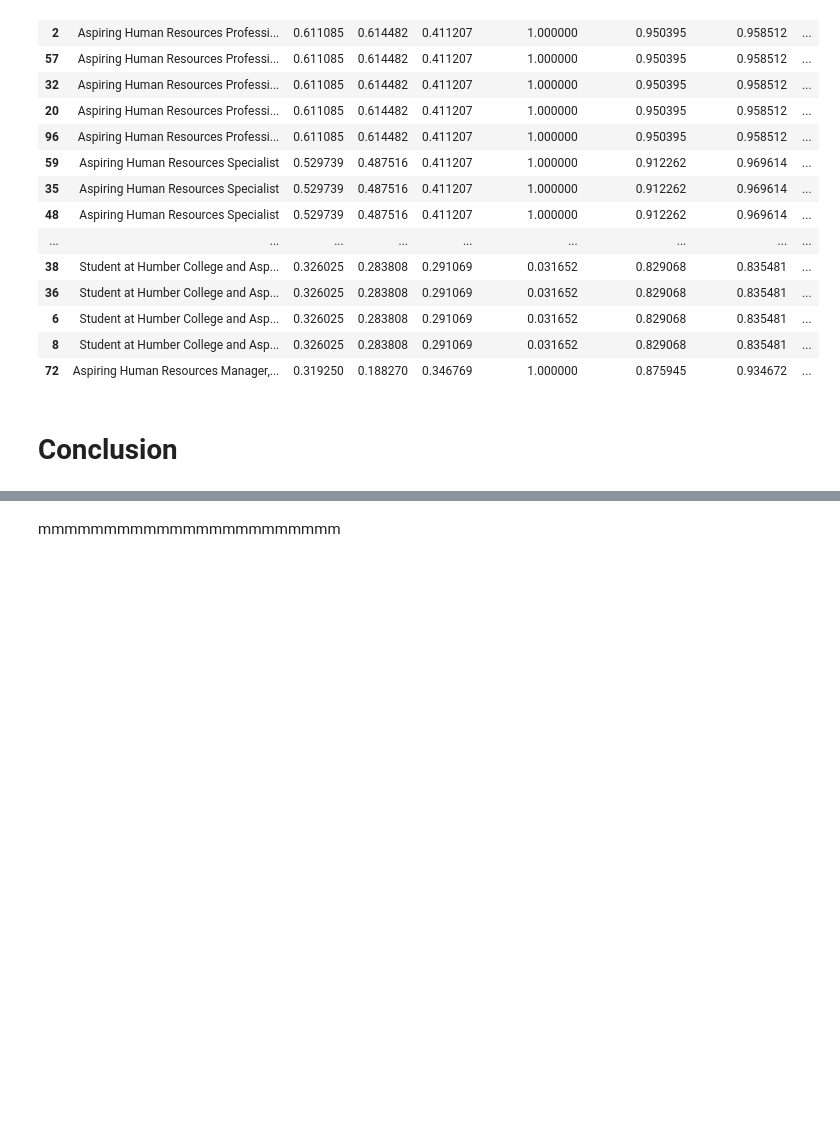
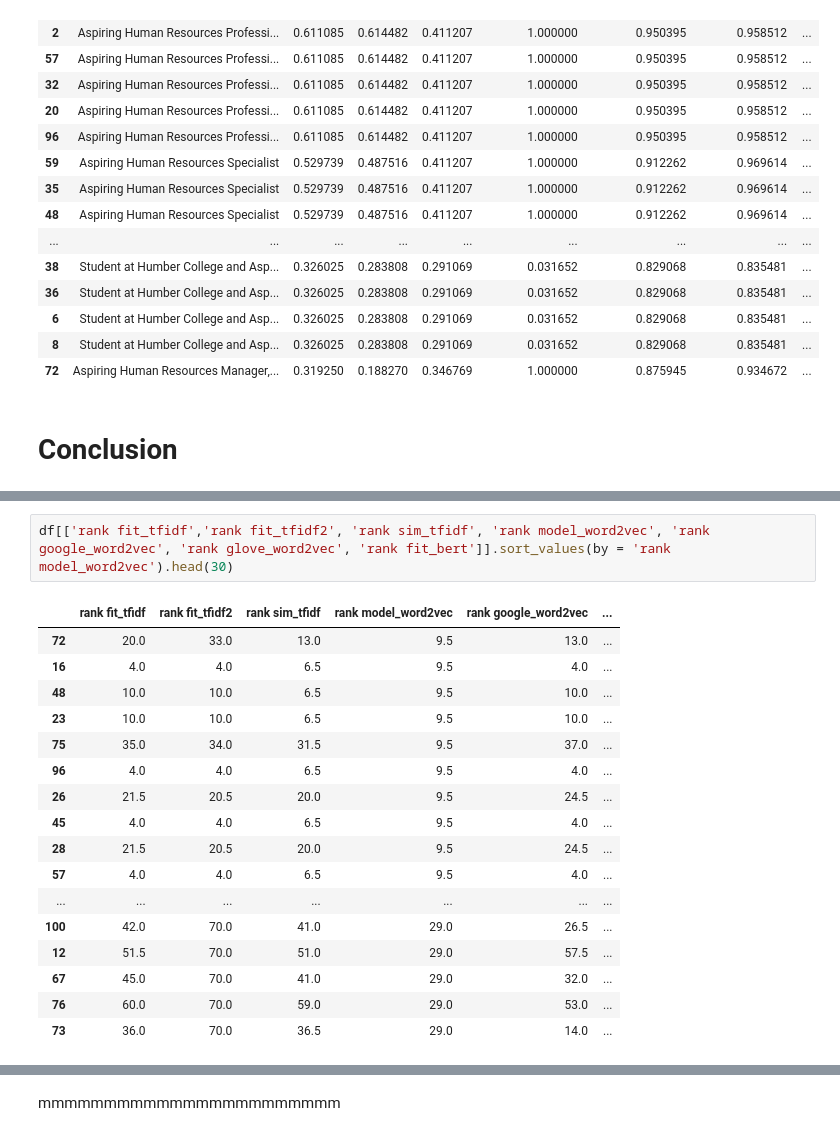
Before and after one commit to pascale25/YbtO9JT8miFZIZdm, a Jupyter notebook: Potential__Talents.ipynb, the cells around one changed output, grey strips where cells are left out. Drawn from its saved outputs; the diff is of its cells as text; blank space fills up the shorter version.

```diff
--- a/Potential__Talents.ipynb
+++ b/Potential__Talents.ipynb
@@ -1599,0 +1631,20 @@ df[['job_title', 'fit_tfidf', 'fit_tfidf2', 'sim_tfidf', 'model_word2vec','googl
+# %%
+df[['rank fit_tfidf','rank fit_tfidf2', 'rank sim_tfidf', 'rank model_word2vec', 'rank google_word2vec', 'rank glove_word2vec', 'rank fit_bert']].sort_values(by = 'rank model_word2vec').head(30)
+# %% [output]
+|  | rank fit_tfidf | rank fit_tfidf2 | rank sim_tfidf | rank model_word2vec | rank google_word2vec | ... |
+| 72 | 20.0 | 33.0 | 13.0 | 9.5 | 13.0 | ... |
+| 16 | 4.0 | 4.0 | 6.5 | 9.5 | 4.0 | ... |
+| 48 | 10.0 | 10.0 | 6.5 | 9.5 | 10.0 | ... |
+| 23 | 10.0 | 10.0 | 6.5 | 9.5 | 10.0 | ... |
+| 75 | 35.0 | 34.0 | 31.5 | 9.5 | 37.0 | ... |
+| 96 | 4.0 | 4.0 | 6.5 | 9.5 | 4.0 | ... |
+| 26 | 21.5 | 20.5 | 20.0 | 9.5 | 24.5 | ... |
+| 45 | 4.0 | 4.0 | 6.5 | 9.5 | 4.0 | ... |
+| 28 | 21.5 | 20.5 | 20.0 | 9.5 | 24.5 | ... |
+| 57 | 4.0 | 4.0 | 6.5 | 9.5 | 4.0 | ... |
+| ... | ... | ... | ... | ... | ... | ... |
+| 100 | 42.0 | 70.0 | 41.0 | 29.0 | 26.5 | ... |
+| 12 | 51.5 | 70.0 | 51.0 | 29.0 | 57.5 | ... |
+| 67 | 45.0 | 70.0 | 41.0 | 29.0 | 32.0 | ... |
+| 76 | 60.0 | 70.0 | 59.0 | 29.0 | 53.0 | ... |
+| 73 | 36.0 | 70.0 | 36.5 | 29.0 | 14.0 | ... |
```
Also changed, not shown: parts of 9 cells of this notebook.
